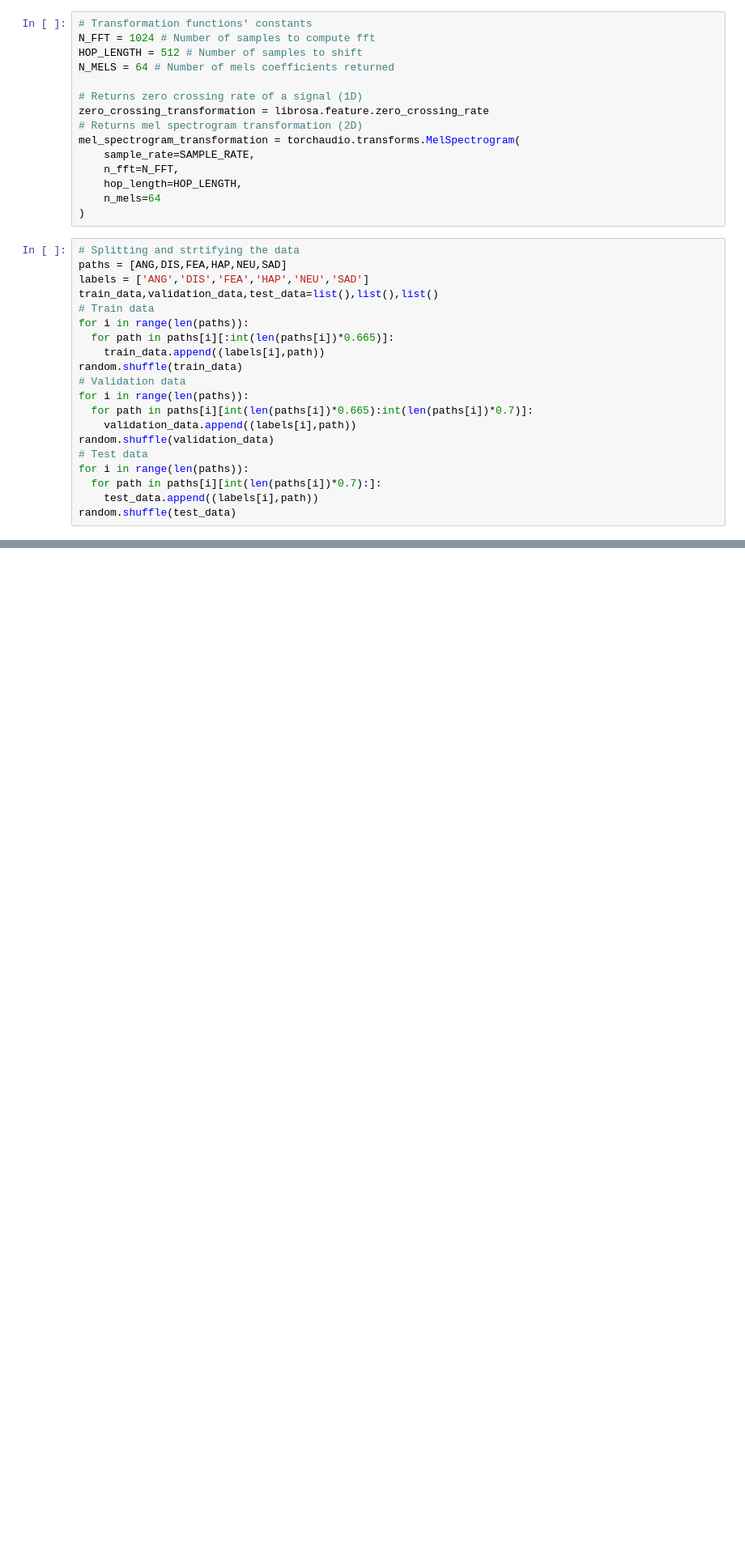
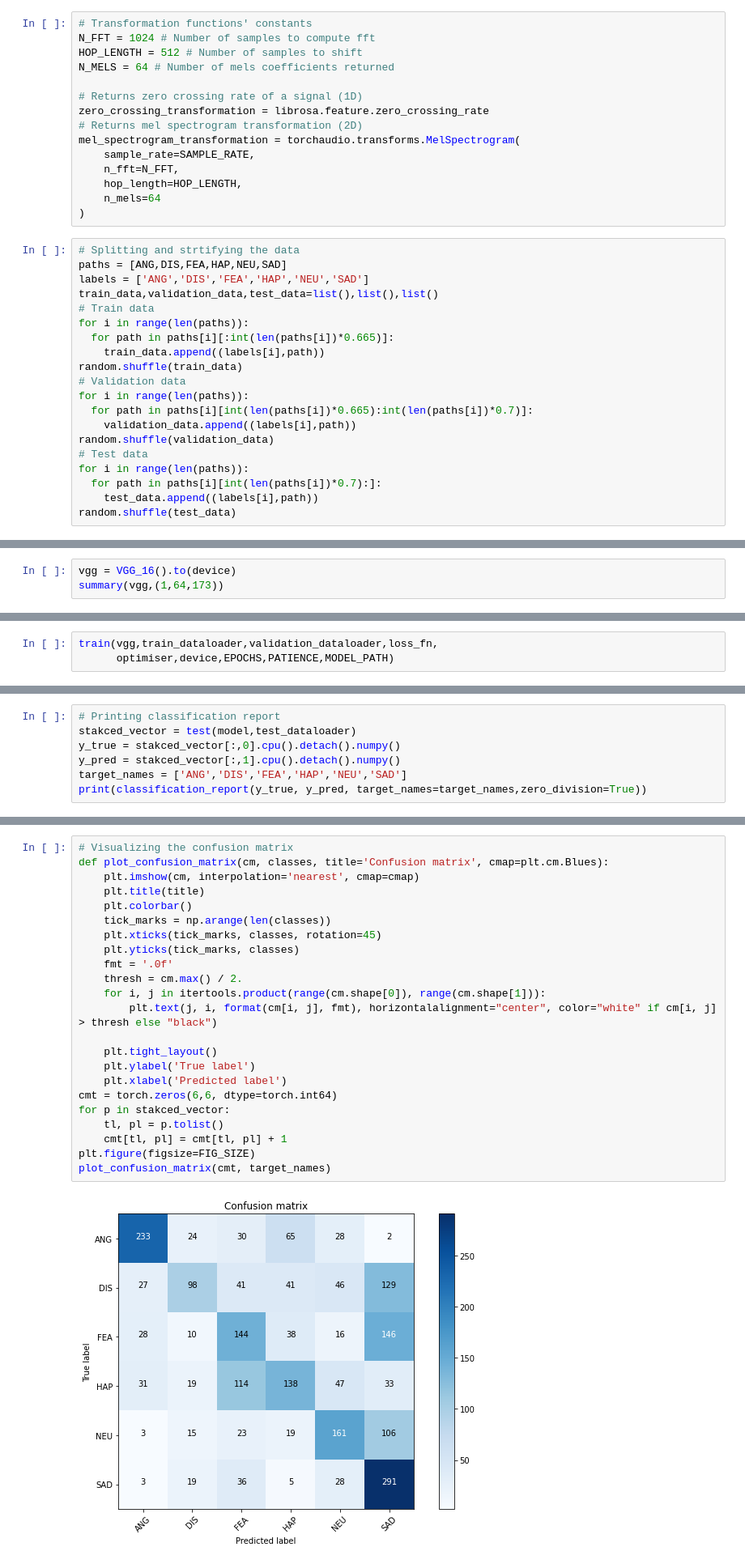
Before and after one commit to AmrMomtaz/Speech-Emotion-Recognition, a Jupyter notebook: Speech_Emotion_Recognition.ipynb, the cells around one changed output, grey strips where cells are left out. Shown at 81% size. Saved outputs shown, nothing was run; the diff lists cells and outputs as text; blank space fills up the shorter version.

```diff
--- a/Speech_Emotion_Recognition.ipynb
+++ b/Speech_Emotion_Recognition.ipynb
@@ -286,0 +461,3 @@ torch.Size([64, 108])
+# %%
+vgg = VGG_16().to(device)
+summary(vgg,(1,64,173))
@@ -286,0 +565,3 @@ torch.Size([64, 108])
+# %%
+train(vgg,train_dataloader,validation_dataloader,loss_fn,
+      optimiser,device,EPOCHS,PATIENCE,MODEL_PATH)
@@ -286,0 +646,7 @@ torch.Size([64, 108])
+# %%
+# Printing classification report
+stakced_vector = test(model,test_dataloader)
+y_true = stakced_vector[:,0].cpu().detach().numpy()
+y_pred = stakced_vector[:,1].cpu().detach().numpy()
+target_names = ['ANG','DIS','FEA','HAP','NEU','SAD']
+print(classification_report(y_true, y_pred, target_names=target_names,zero_division=True))
@@ -286,0 +668,25 @@ torch.Size([64, 108])
+# %%
+# Visualizing the confusion matrix
+def plot_confusion_matrix(cm, classes, title='Confusion matrix', cmap=plt.cm.Blues):
+    plt.imshow(cm, interpolation='nearest', cmap=cmap)
+    plt.title(title)
+    plt.colorbar()
+    tick_marks = np.arange(len(classes))
+    plt.xticks(tick_marks, classes, rotation=45)
+    plt.yticks(tick_marks, classes)
+    fmt = '.0f'
+    thresh = cm.max() / 2.
+    for i, j in itertools.product(range(cm.shape[0]), range(cm.shape[1])):
+        plt.text(j, i, format(cm[i, j], fmt), horizontalalignment="center", color="white" if cm[i, j] > thresh else "black")
+
+    plt.tight_layout()
+    plt.ylabel('True label')
+    plt.xlabel('Predicted label')
+cmt = torch.zeros(6,6, dtype=torch.int64)
+for p in stakced_vector:
+    tl, pl = p.tolist()
+    cmt[tl, pl] = cmt[tl, pl] + 1
+plt.figure(figsize=FIG_SIZE)
+plot_confusion_matrix(cmt, target_names)
+# %% [output]
+[figure, added]
```
Also changed, not shown: parts of 25 cells of this notebook.
